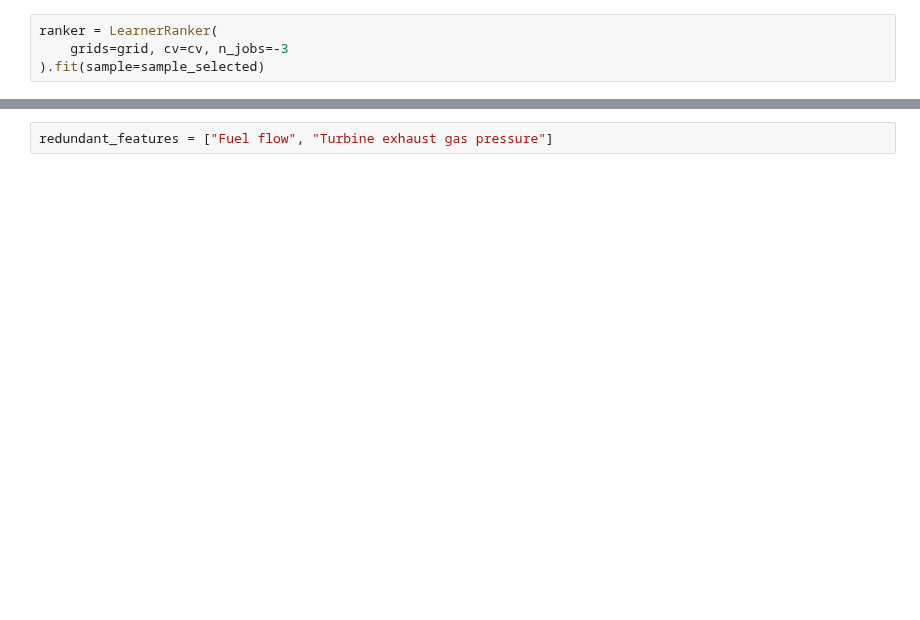
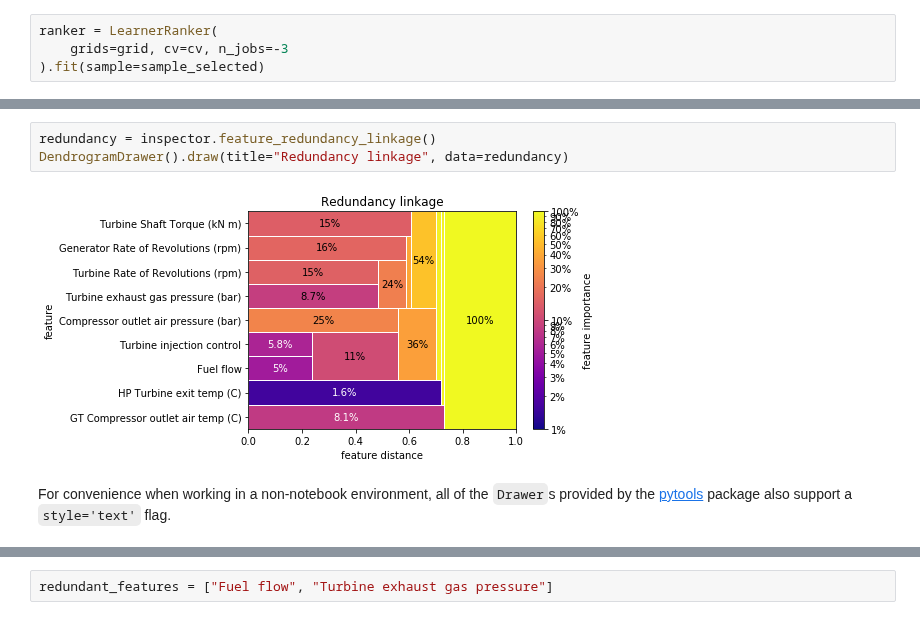
Before and after one commit to BCG-X-Official/facet, a Jupyter notebook: sphinx/source/tutorial/Predictive_Maintenance_Regression_with_Facet.ipynb, the cells around one changed output, grey strips where cells are left out. Cells and saved outputs as stored; diff of their text form; blank space fills up the shorter version.

```diff
--- a/sphinx/source/tutorial/Predictive_Maintenance_Regression_with_Facet.ipynb
+++ b/sphinx/source/tutorial/Predictive_Maintenance_Regression_with_Facet.ipynb
@@ -271,0 +483,7 @@ sns.heatmap(sample_selected.features.corr())
+# %%
+redundancy = inspector.feature_redundancy_linkage()
+DendrogramDrawer().draw(title="Redundancy linkage", data=redundancy)
+# %% [output]
+[figure, added]
+# %% [markdown]
+For convenience when working in a non-notebook environment, all of the `Drawer`s provided by the [pytools](https://github.com/BCG-Gamma/pytools) package also support a `style='text'` flag.
```
Also changed, not shown: parts of 83 cells of this notebook.
